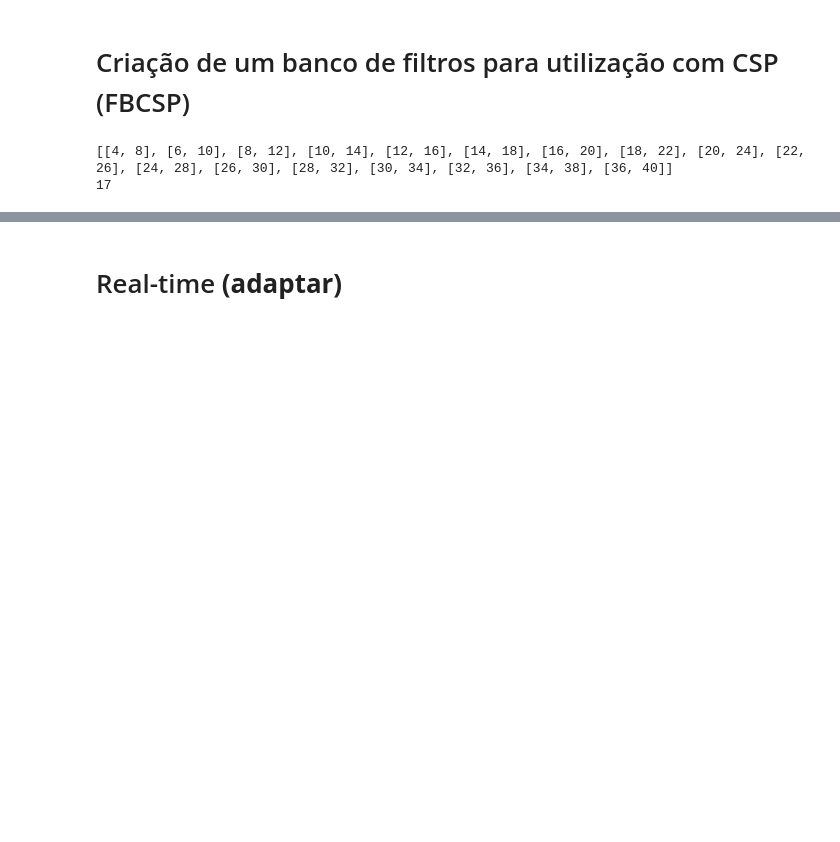
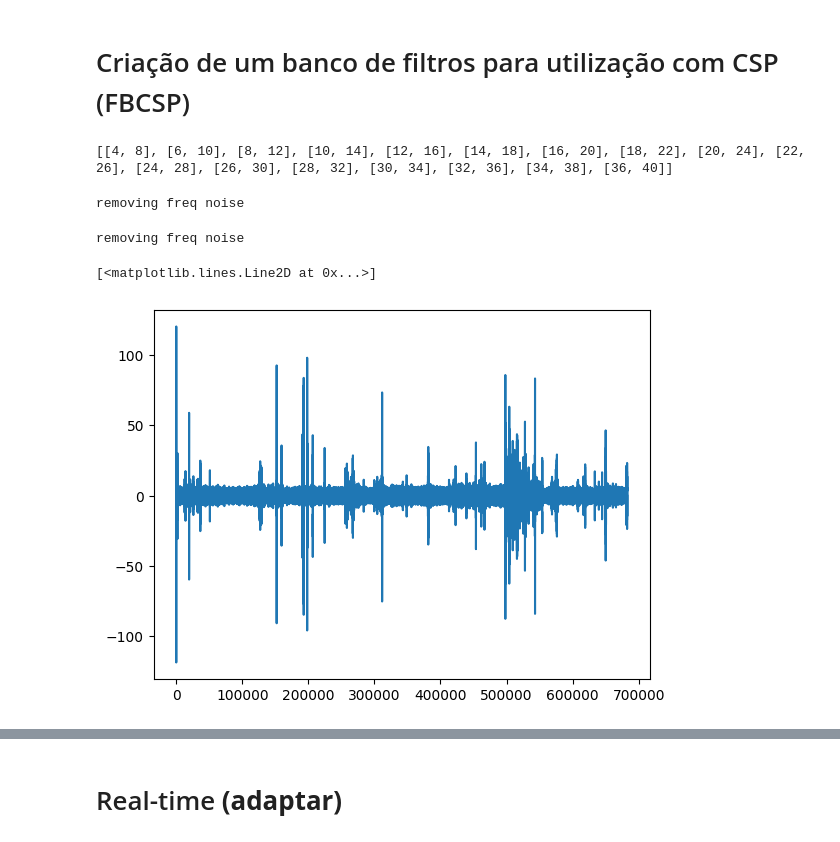
Before and after one commit to tomasccpt/eegaming, a Jupyter notebook: Process_Collected/process.ipynb, the cells around one changed output, grey strips where cells are left out. Cells and saved outputs as stored; diff of their text form; code cells hidden in the pictures; blank space fills up the shorter version.

```diff
--- a/Process_Collected/process.ipynb
+++ b/Process_Collected/process.ipynb
@@ -148,21 +128,29 @@ Exception: Length of the signal must be a power of two.
 bands = []
 f1 = 4
 f2 = 8
-max = 40
+maxf = 40
 
-while f2 <= max:
+while f2 <= maxf:
     bands.append([f1, f2])
     f1 += 2
     f2 += 2
 print(bands)
 
-fb = []
-for i in range(len(bands)):
-    filt = scp.signal.firwin(501, [bands[i][0], bands[i][1]], pass_zero = False, fs = fs)
-    fb.append(filt)
-
-# fb é uma lista em que cada index tem o filtro para essa banda
-print(len(fb))
+bandfiltered = []
+for i in tqdm(range(len(bands))):
+    if i == 9 or i == 10:
+       print("removing freq noise")
+       filt = scp.signal.firwin(501, [bands[i][0], fnoise - 0.5, fnoise + 0.5, bands[i][1]], pass_zero = False, fs = fs)
+    else:
+        filt = scp.signal.firwin(501, [bands[i][0], bands[i][1]], pass_zero = False, fs = fs)
+    bandfiltered.append(scp.signal.filtfilt(filt, [1], filtered, axis = 1))
 # %% [output]
 [[4, 8], [6, 10], [8, 12], [10, 14], [12, 16], [14, 18], [16, 20], [18, 22], [20, 24], [22, 26], [24, 28], [26, 30], [28, 32], [30, 34], [32, 36], [34, 38], [36, 40]]
-17
+removing freq noise
+removing freq noise
+# %%
+plt.figure()
+plt.plot(bandfiltered[8][0])
+# %% [output]
+[<matplotlib.lines.Line2D at 0x...>]
+[figure, added]
```
Also changed, not shown: parts of 17 cells of this notebook, 4 other files.
